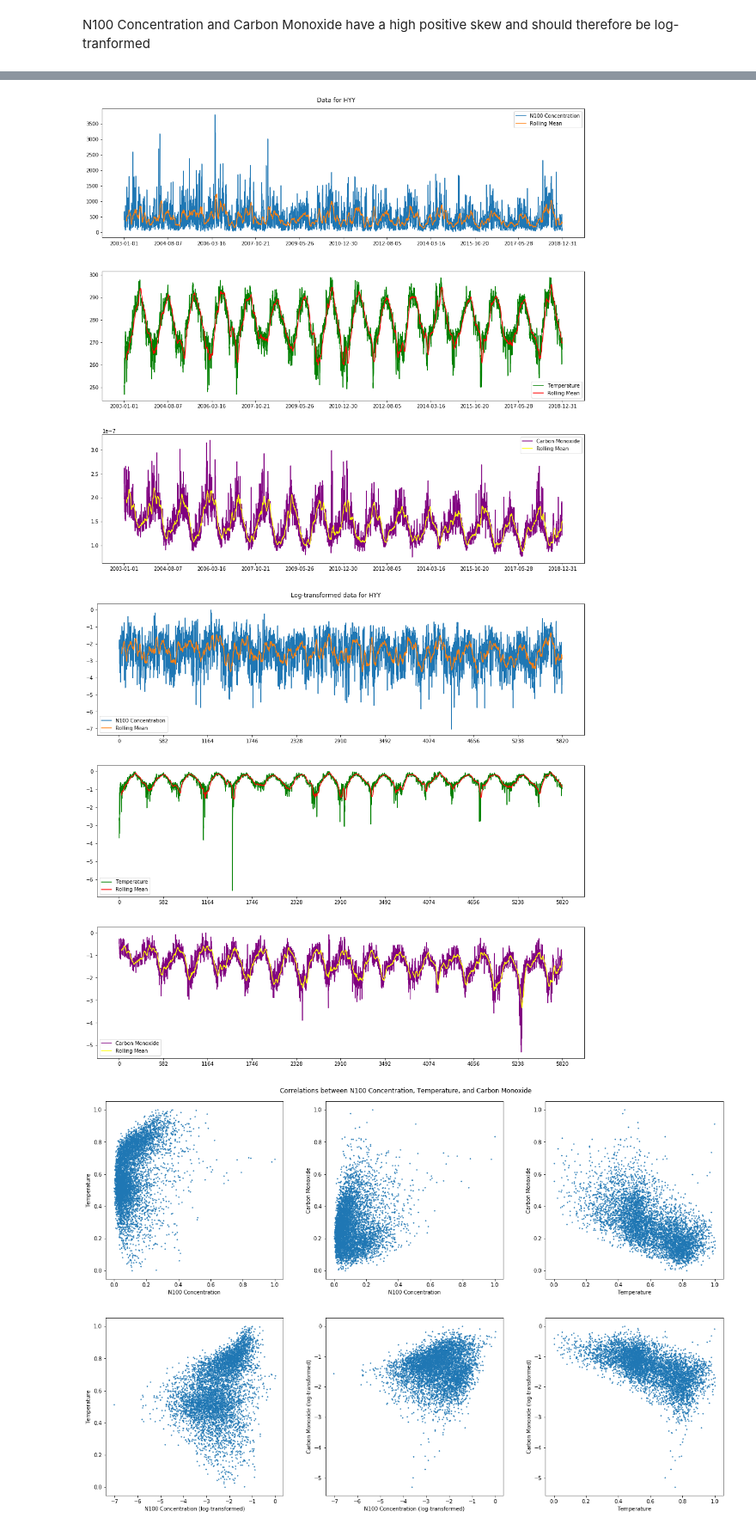
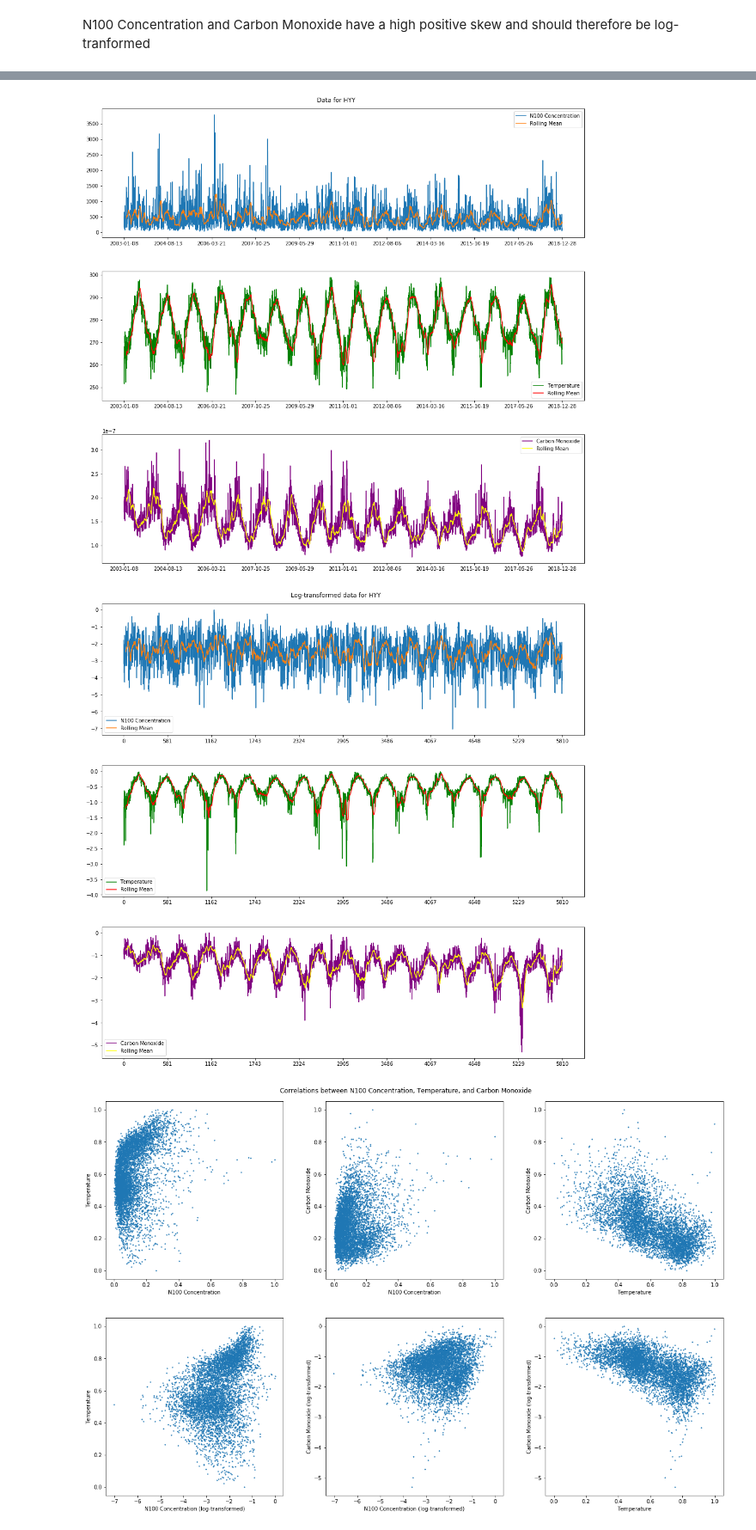
Before and after one commit to ellarauth/aerosol-modeling, a Jupyter notebook: notebooks/explore.ipynb, the cells around one changed output, grey strips where cells are left out. Shown at 86% size. Drawn from its saved outputs; the diff is of its cells as text; code cells hidden in the pictures.

```diff
--- a/notebooks/explore.ipynb
+++ b/notebooks/explore.ipynb
@@ -120,23 +137,23 @@ df.head()
 # %%
 # calculating moving averages
-df_ma = df.copy()
-df_ma = df_ma.rolling(window=30).mean()
+window_size = 30
+df_ma = df.copy().rolling(window=window_size).mean()[window_size:]
 
-# normalizing the data
+# normalizing the data (woy columns are not normalized because this leads to infinities in the log-transformed data)
 min_max_scaler = preprocessing.MinMaxScaler()
-x_scaled = min_max_scaler.fit_transform(df.iloc[:,0:3].values)
-x_scaled = np.concatenate((x_scaled, df.iloc[:,3:].values), axis=1)
+x_scaled = min_max_scaler.fit_transform(df.iloc[:,0:5].values)
+x_scaled = np.concatenate((x_scaled, df.iloc[:,5:].values), axis=1)
+
 df_scaled = pd.DataFrame(x_scaled)
 df_scaled.columns = df.columns.values
 
-# log-transforming the data
+# log-transforming the data (currently transformes everything)
 df_log = df_scaled.transform(np.log)
 
 # calculating moving averages for log-transformed data
-df_log_ma = df_log.copy()
-df_log_ma = df_log_ma.rolling(window=30).mean()
+df_log_ma = df_log.copy().rolling(window=window_size).mean()[window_size:]
 
-# removing rows that contain infinity (removes three rows)
+# removing rows that contain infinities
 subset_mask = np.isinf(df_log).any(axis=1) == False
 
 df_log_subset = df_log.loc[subset_mask]
@@ -186,8 +203,8 @@ xticks = pd.Series(df.index).iloc[list(range(0,idx,step))]
 fig, ax = plt.subplots(3, 1)
 fig.set_size_inches(15, 14)
 
-ax[0].plot(df.concentration[:idx], label='N100 Concentration')
-ax[0].plot(df_ma.concentration[:idx], label='Rolling Mean')
+ax[0].plot(df.n100[:idx], label='N100 Concentration')
+ax[0].plot(df_ma.n100[:idx], label='Rolling Mean')
 
 ax[1].plot(df.t[:idx], label='Temperature', c='green')
 ax[1].plot(df_ma.t[:idx], label='Rolling Mean', c='red')
@@ -202,33 +219,33 @@ for i in range(3):
 fig.tight_layout(pad=4)
 fig.suptitle('Data for '+city);
 # %% [output]
-[figure, old version]
+[figure, new version]
 # %%
 # plotting log-transformed data and trend (moving average)
 idx = df_log.shape[0]
 step = int(idx / 10)
 xticks = pd.Series(df_log.index).iloc[list(range(0,idx,step))]
 
 fig, ax = plt.subplots(3, 1)
 fig.set_size_inches(15,14)
 
-ax[0].plot(df_log.concentration[:idx], label='N100 Concentration')
-ax[0].plot(df_log_ma.concentration[:idx], label='Rolling Mean')
+ax[0].plot(df_log.n100[:idx], label='N100 Concentration')
+ax[0].plot(df_log_ma.n100[:idx], label='Rolling Mean')
 
 ax[1].plot(df_log.t[:idx], label='Temperature', c='green')
 ax[1].plot(df_log_ma.t[:idx], label='Rolling Mean', c='red')
 
 ax[2].plot(df_log.co[:idx], label='Carbon Monoxide', c='purple')
 ax[2].plot(df_log_ma.co[:idx], label='Rolling Mean', c='yellow')
 
 for i in range(3):
     ax[i].legend()
     ax[i].set_xticks(xticks)
 
 fig.tight_layout(pad=4)
 fig.suptitle('Log-transformed data for '+city);
 # %% [output]
-[figure, old version]
+[figure, new version]
 # %%
 # plotting correlations of variables
 fig, ax = plt.subplots(2, 3)
```
Also changed, not shown: parts of 14 cells of this notebook.
